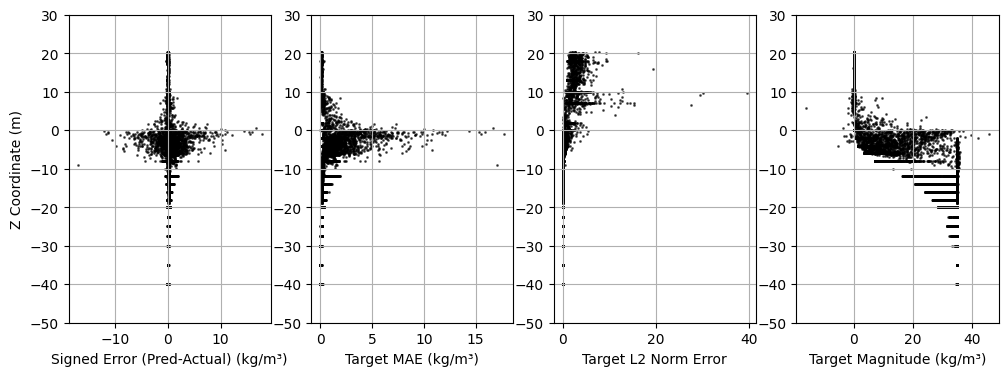
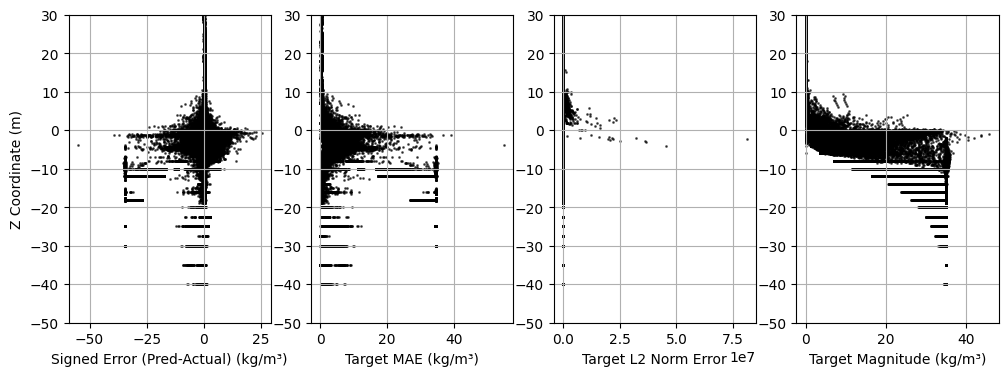
Code edit (unified diff) that turned the first committed figure into the second:
--- before
+++ after
@@ -12,5 +12,5 @@
 
 # Plot mae vs z coordinate
-sc2 = ax[1].scatter(mae_mass_conc[filter_mask], denorm_coords[filter_mask, 2], alpha=0.6, s=1, color='black', cmap='vanimo')
+sc2 = ax[1].scatter(mae_mass_conc[filter_mask], denorm_coords[filter_mask, 2], alpha=0.6, s=1, color='black')#, cmap='vanimo')
 ax[1].set_xlabel('Target MAE (kg/m³)')
 # plt.colorbar(sc2, ax=ax[1], shrink=1.0, aspect=50)
@@ -19,5 +19,5 @@
 
 # Plot L2 norm error vs z coordinate
-sc2 = ax[2].scatter(l2_mass_conc[filter_mask], denorm_coords[filter_mask, 2], alpha=0.6, s=1, color='black', cmap='vanimo')
+sc2 = ax[2].scatter(l2_mass_conc[filter_mask], denorm_coords[filter_mask, 2], alpha=0.6, s=1, color='black')#, cmap='vanimo')
 ax[2].set_xlabel('Target L2 Norm Error')
 # plt.colorbar(sc2, ax=ax[2], shrink=1.0, aspect=50)
@@ -26,5 +26,5 @@
 
 # Plot magnitude vs z coordinate
-sc3 = ax[3].scatter(mean_mass_conc[filter_mask], denorm_coords[filter_mask, 2], alpha=0.6, s=1, color='black', cmap='vanimo')
+sc3 = ax[3].scatter(mean_mass_conc[filter_mask], denorm_coords[filter_mask, 2], alpha=0.6, s=1, color='black')#, cmap='vanimo')
 ax[3].set_xlabel('Target Magnitude (kg/m³)')
 # plt.colorbar(sc3, ax=ax[3], shrink=1.0, aspect=50)

Commit: refactor: standardize notebook kernel metadata to Python 3 and add batch shape diagnostics to training loop